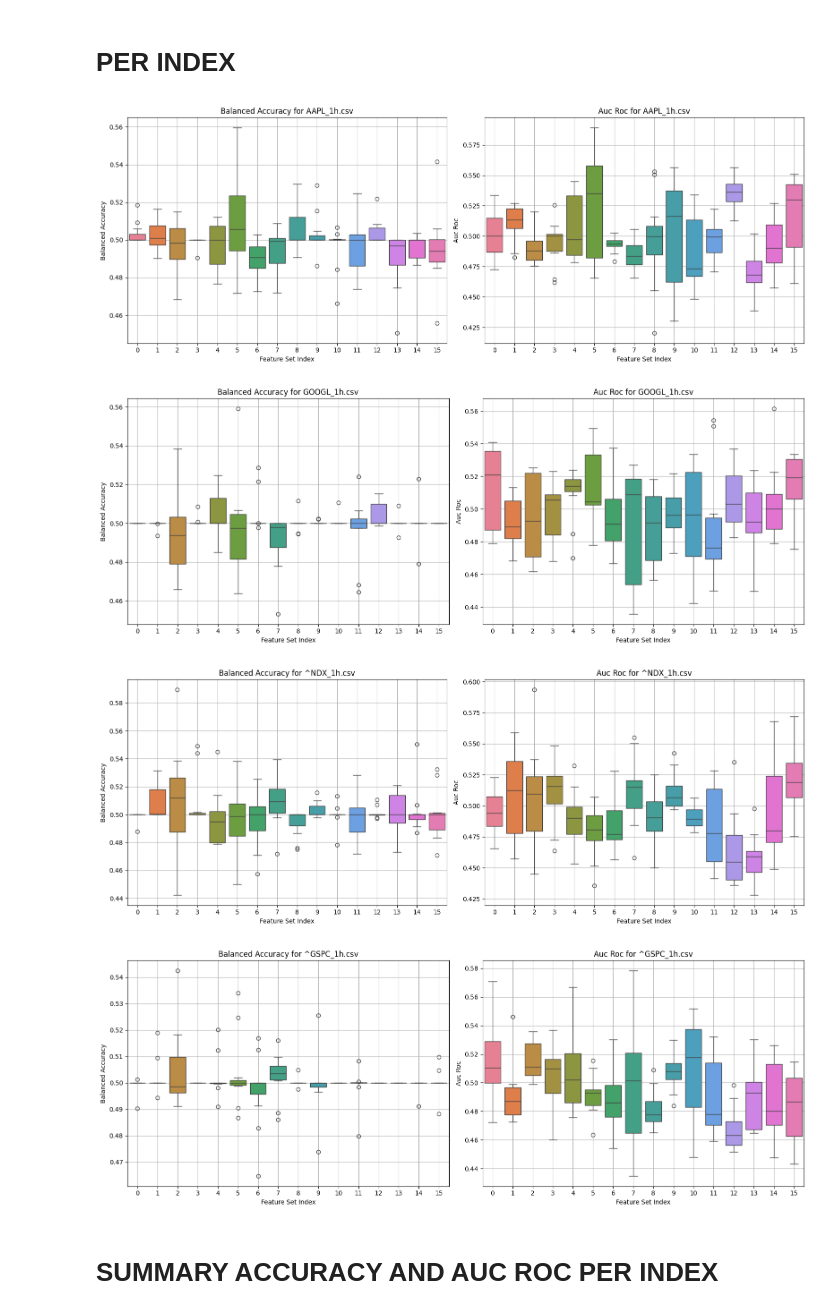
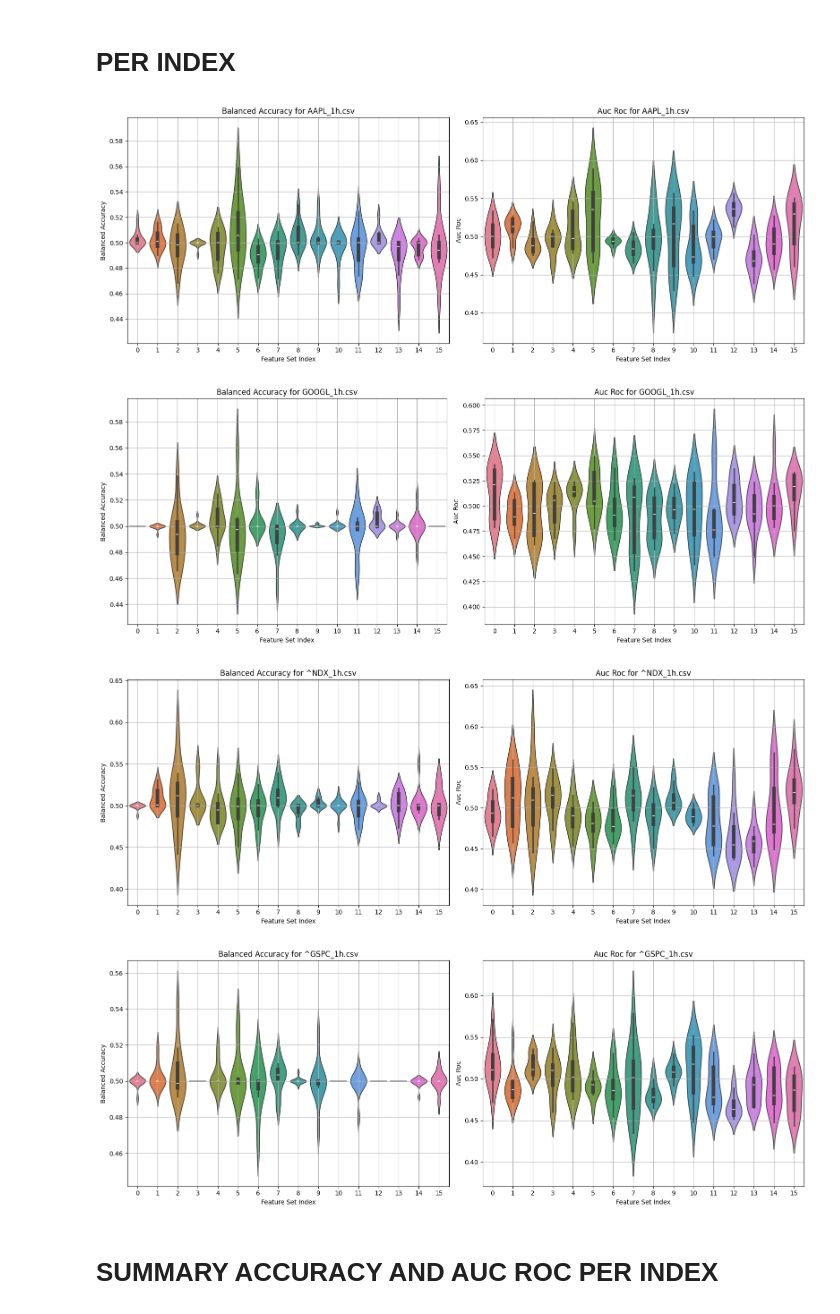
Before and after one commit to CenturionTheMan/WhiteRock, a Jupyter notebook: src/indicators_data_analis.ipynb, the cells around one changed output. Saved outputs shown, nothing was run; the diff lists cells and outputs as text; code cells hidden in the pictures.

```diff
--- a/src/indicators_data_analis.ipynb
+++ b/src/indicators_data_analis.ipynb
@@ -61,42 +61,42 @@ for file in files:
     fig, axes = plt.subplots(1, 2, figsize=(16, 6))
 
     metric = metrics_left[0]
-    sns.boxplot(
+    sns.violinplot(
         x='feature_set_index',
         y=metric,
         hue='features',
         data=df_file,
         ax=axes[0]
     )
     axes[0].set_title(f'{metric.replace("_", " ").title()} for {file_name}')
     axes[0].set_xlabel('Feature Set Index')
     axes[0].set_ylabel(metric.replace('_', ' ').title())
     if axes[0].get_legend() is not None:
         axes[0].get_legend().remove()
     axes[0].grid(True)
 
     metric = metrics_right[0]
-    sns.boxplot(
+    sns.violinplot(
         x='feature_set_index',
         y=metric,
         hue='features',
         data=df_file,
         ax=axes[1]
     )
     axes[1].set_title(f'{metric.replace("_", " ").title()} for {file_name}')
     axes[1].set_xlabel('Feature Set Index')
     axes[1].set_ylabel(metric.replace('_', ' ').title())
     if axes[1].get_legend() is not None:
         axes[1].get_legend().remove()
     axes[1].grid(True)
 
     plt.tight_layout()
     plt.show()
 # %% [output]
-[figure, old version]
+[figure, new version]
-[figure, old version]
+[figure, new version]
-[figure, old version]
+[figure, new version]
-[figure, old version]
+[figure, new version]
 # %% [markdown]
 # SUMMARY ACCURACY AND AUC ROC PER INDEX
 # %%
```
Also changed, not shown: parts of 1 cell of this notebook.
